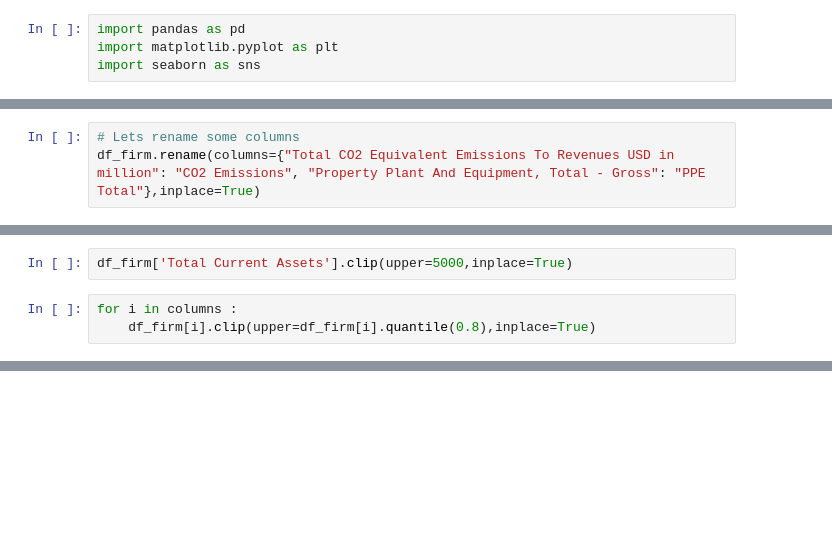
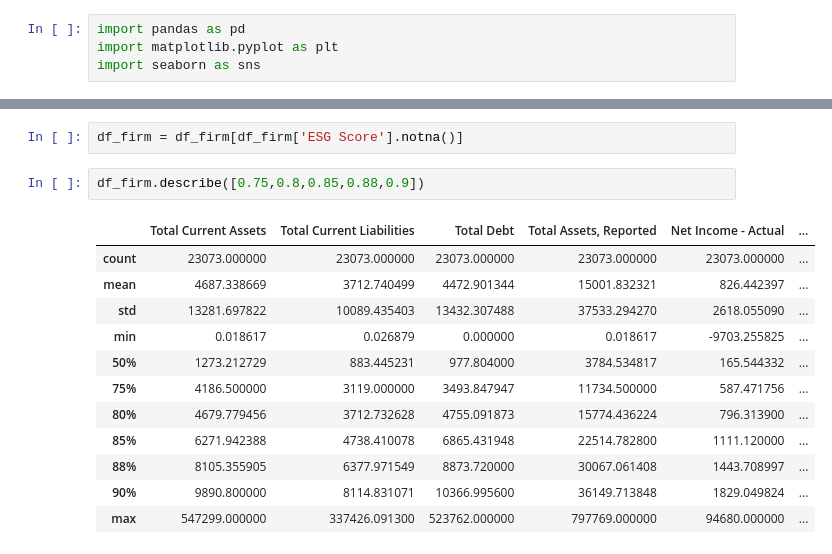
Before and after one commit to sprabhu4/SP_ESG_Pred, a Jupyter notebook: Code.ipynb, the cells around one changed output, grey strips where cells are left out. Saved outputs shown, nothing was run; the diff lists cells and outputs as text; blank space fills up the shorter version.

```diff
--- a/Code.ipynb
+++ b/Code.ipynb
@@ -99,4 +479 @@ Index(['RIC', 'Date', 'Total Current Assets', 'Total Current Liabilities',
       dtype='object')
-# %%
-# Lets rename some columns
-df_firm.rename(columns={"Total CO2 Equivalent Emissions To Revenues USD in million": "CO2 Emissions", "Property Plant And Equipment, Total - Gross": "PPE Total"},inplace=True)
@@ -207,5 +479,0 @@ df_firm['Total Current Assets'].quantile(0.8)
-# %%
-df_firm['Total Current Assets'].clip(upper=5000,inplace=True)
-# %%
-for i in columns :
-    df_firm[i].clip(upper=df_firm[i].quantile(0.8),inplace=True)
@@ -272,0 +534,17 @@ display(df_yearlyreturndata)
+# %%
+df_firm = df_firm[df_firm['ESG Score'].notna()]
+# %%
+df_firm.describe([0.75,0.8,0.85,0.88,0.9])
+# %% [output]
+|  | Total Current Assets | Total Current Liabilities | Total Debt | Total Assets, Reported | Net Income - Actual | ... |
+| count | 23073.000000 | 23073.000000 | 23073.000000 | 23073.000000 | 23073.000000 | ... |
+| mean | 4687.338669 | 3712.740499 | 4472.901344 | 15001.832321 | 826.442397 | ... |
+| std | 13281.697822 | 10089.435403 | 13432.307488 | 37533.294270 | 2618.055090 | ... |
+| min | 0.018617 | 0.026879 | 0.000000 | 0.018617 | -9703.255825 | ... |
+| 50% | 1273.212729 | 883.445231 | 977.804000 | 3784.534817 | 165.544332 | ... |
+| 75% | 4186.500000 | 3119.000000 | 3493.847947 | 11734.500000 | 587.471756 | ... |
+| 80% | 4679.779456 | 3712.732628 | 4755.091873 | 15774.436224 | 796.313900 | ... |
+| 85% | 6271.942388 | 4738.410078 | 6865.431948 | 22514.782800 | 1111.120000 | ... |
+| 88% | 8105.355905 | 6377.971549 | 8873.720000 | 30067.061408 | 1443.708997 | ... |
+| 90% | 9890.800000 | 8114.831071 | 10366.995600 | 36149.713848 | 1829.049824 | ... |
+| max | 547299.000000 | 337426.091300 | 523762.000000 | 797769.000000 | 94680.000000 | ... |
```
Also changed, not shown: parts of 116 cells of this notebook, 2 other files.
